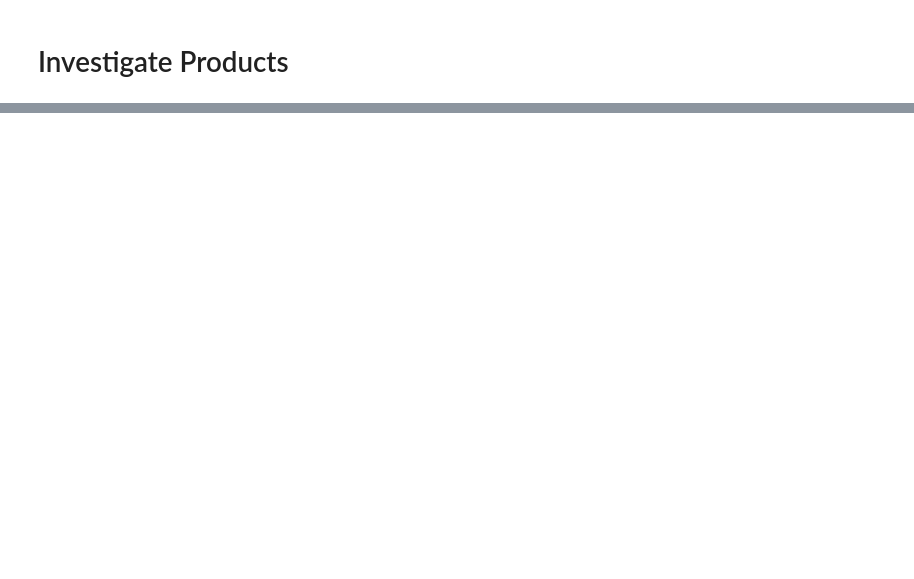
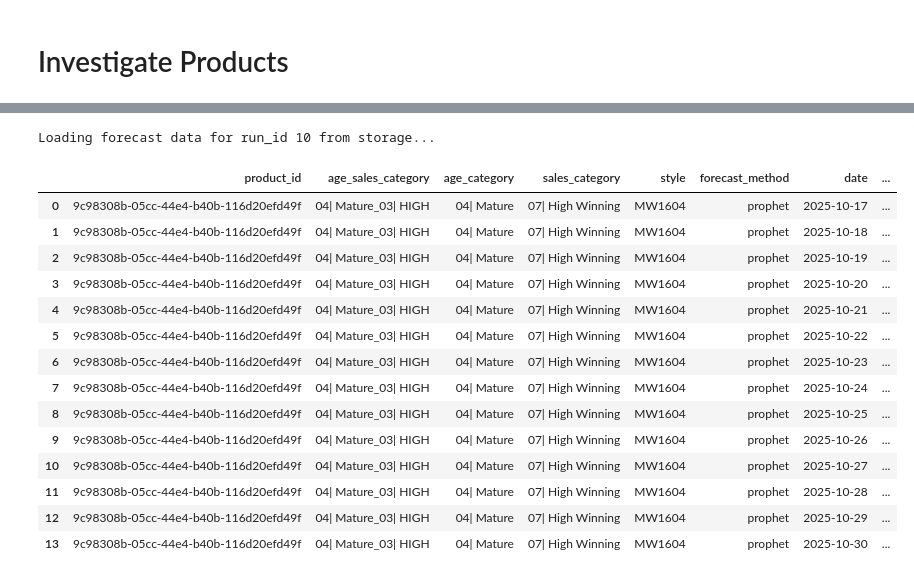
Before and after one commit to ameljenniwork-maker/Aya---Forecast-Engine, a Jupyter notebook: evaluate_forecast.ipynb, the cells around one changed output, grey strips where cells are left out. Cells and saved outputs as stored; diff of their text form; code cells hidden in the pictures; blank space fills up the shorter version.

```diff
--- a/evaluate_forecast.ipynb
+++ b/evaluate_forecast.ipynb
@@ -209,0 +210,24 @@ prod_day_forecast.where(F.col("style") == SELECTED_STYLE).orderBy("date").toPand
+# %%
+# Load forecast for run_id 10 from storage
+print("Loading forecast data for run_id 10 from storage...")
+
+# Load the forecast data for run_id 10
+run_id_10_forecast = storage_client.download_forecast_run(run_id=10, spark=spark)
+run_id_10_forecast.where(F.col("style") == SELECTED_STYLE).orderBy("date").toPandas()
+# %% [output]
+Loading forecast data for run_id 10 from storage...
+|  | product_id | age_sales_category | age_category | sales_category | style | forecast_method | date | ... |
+| 0 | 9c98308b-05cc-44e4-b40b-116d20efd49f | 04| Mature_03| HIGH | 04| Mature | 07| High Winning | MW1604 | prophet | 2025-10-17 | ... |
+| 1 | 9c98308b-05cc-44e4-b40b-116d20efd49f | 04| Mature_03| HIGH | 04| Mature | 07| High Winning | MW1604 | prophet | 2025-10-18 | ... |
+| 2 | 9c98308b-05cc-44e4-b40b-116d20efd49f | 04| Mature_03| HIGH | 04| Mature | 07| High Winning | MW1604 | prophet | 2025-10-19 | ... |
+| 3 | 9c98308b-05cc-44e4-b40b-116d20efd49f | 04| Mature_03| HIGH | 04| Mature | 07| High Winning | MW1604 | prophet | 2025-10-20 | ... |
+| 4 | 9c98308b-05cc-44e4-b40b-116d20efd49f | 04| Mature_03| HIGH | 04| Mature | 07| High Winning | MW1604 | prophet | 2025-10-21 | ... |
+| 5 | 9c98308b-05cc-44e4-b40b-116d20efd49f | 04| Mature_03| HIGH | 04| Mature | 07| High Winning | MW1604 | prophet | 2025-10-22 | ... |
+| 6 | 9c98308b-05cc-44e4-b40b-116d20efd49f | 04| Mature_03| HIGH | 04| Mature | 07| High Winning | MW1604 | prophet | 2025-10-23 | ... |
+| 7 | 9c98308b-05cc-44e4-b40b-116d20efd49f | 04| Mature_03| HIGH | 04| Mature | 07| High Winning | MW1604 | prophet | 2025-10-24 | ... |
+| 8 | 9c98308b-05cc-44e4-b40b-116d20efd49f | 04| Mature_03| HIGH | 04| Mature | 07| High Winning | MW1604 | prophet | 2025-10-25 | ... |
+| 9 | 9c98308b-05cc-44e4-b40b-116d20efd49f | 04| Mature_03| HIGH | 04| Mature | 07| High Winning | MW1604 | prophet | 2025-10-26 | ... |
+| 10 | 9c98308b-05cc-44e4-b40b-116d20efd49f | 04| Mature_03| HIGH | 04| Mature | 07| High Winning | MW1604 | prophet | 2025-10-27 | ... |
+| 11 | 9c98308b-05cc-44e4-b40b-116d20efd49f | 04| Mature_03| HIGH | 04| Mature | 07| High Winning | MW1604 | prophet | 2025-10-28 | ... |
+| 12 | 9c98308b-05cc-44e4-b40b-116d20efd49f | 04| Mature_03| HIGH | 04| Mature | 07| High Winning | MW1604 | prophet | 2025-10-29 | ... |
+| 13 | 9c98308b-05cc-44e4-b40b-116d20efd49f | 04| Mature_03| HIGH | 04| Mature | 07| High Winning | MW1604 | prophet | 2025-10-30 | ... |
```
Also changed, not shown: parts of 9 cells of this notebook, 3 other files.
